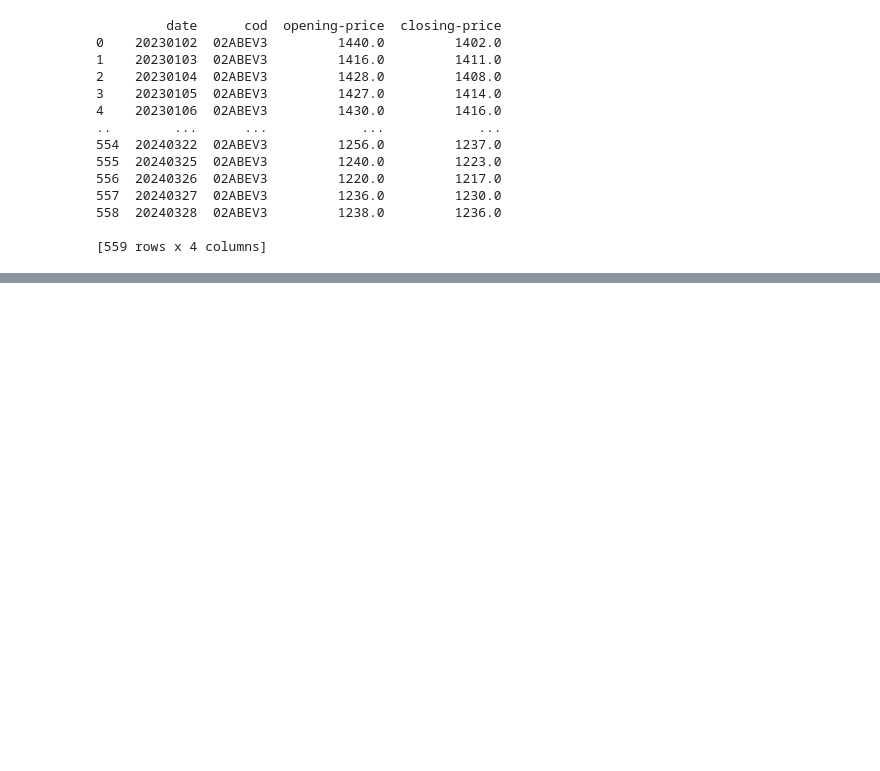
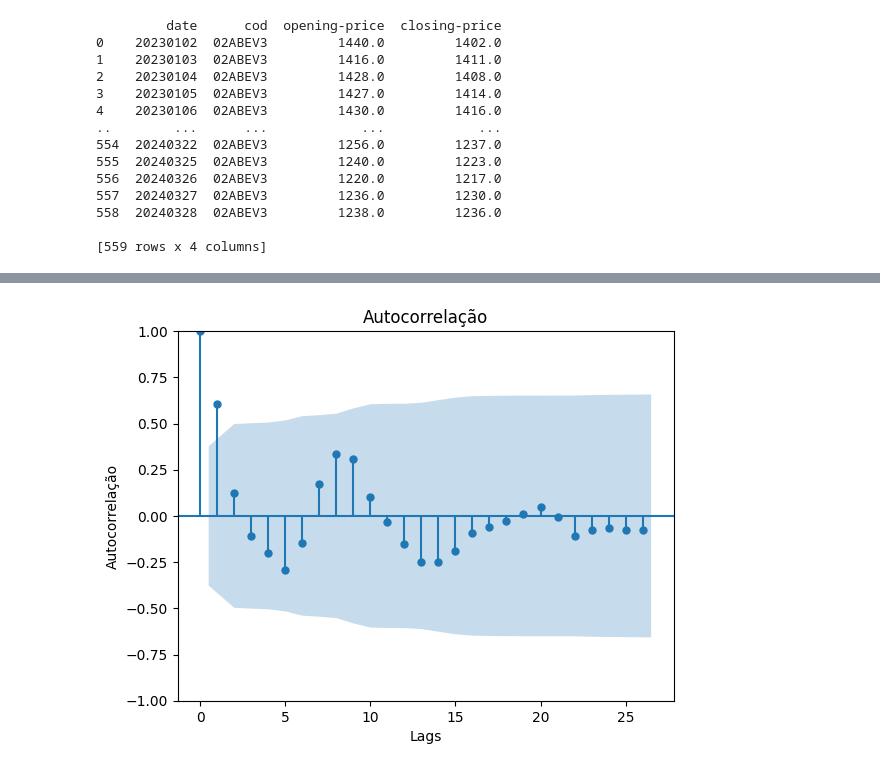
Before and after one commit to fdemarque/academico-datascience, a Jupyter notebook: atividade-reg-logistica/reg-log.ipynb, the cells around one changed output, grey strips where cells are left out. Saved outputs shown, nothing was run; the diff lists cells and outputs as text; code cells hidden in the pictures; blank space fills up the shorter version.

```diff
--- a/atividade-reg-logistica/reg-log.ipynb
+++ b/atividade-reg-logistica/reg-log.ipynb
@@ -79,0 +76,9 @@ plt.show()
+# %%
+# Plotando a autocorrelação
+plot_acf(series, lags=len(series)-1)  # 'series' é a sua série temporal de preços de ações
+plt.xlabel('Lags')
+plt.ylabel('Autocorrelação')
+plt.title('Autocorrelação')
+plt.show()
+# %% [output]
+[figure, added]
```
Also changed, not shown: parts of 6 cells of this notebook.
